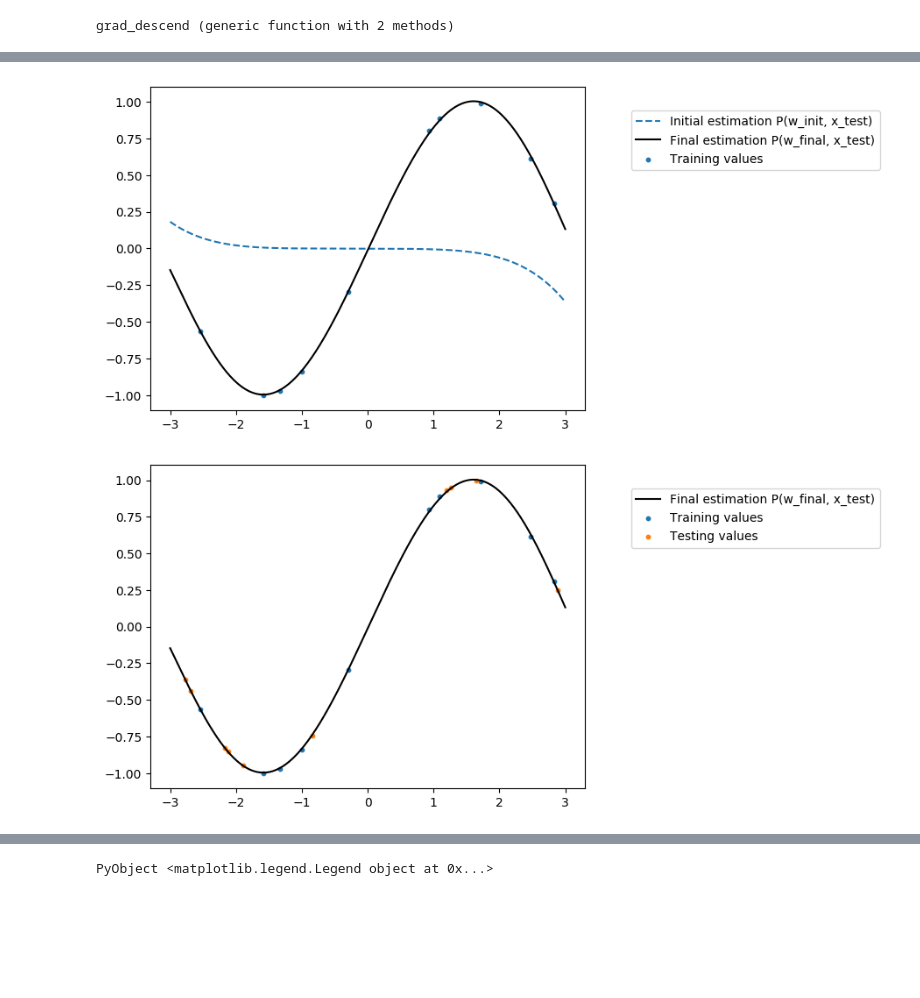
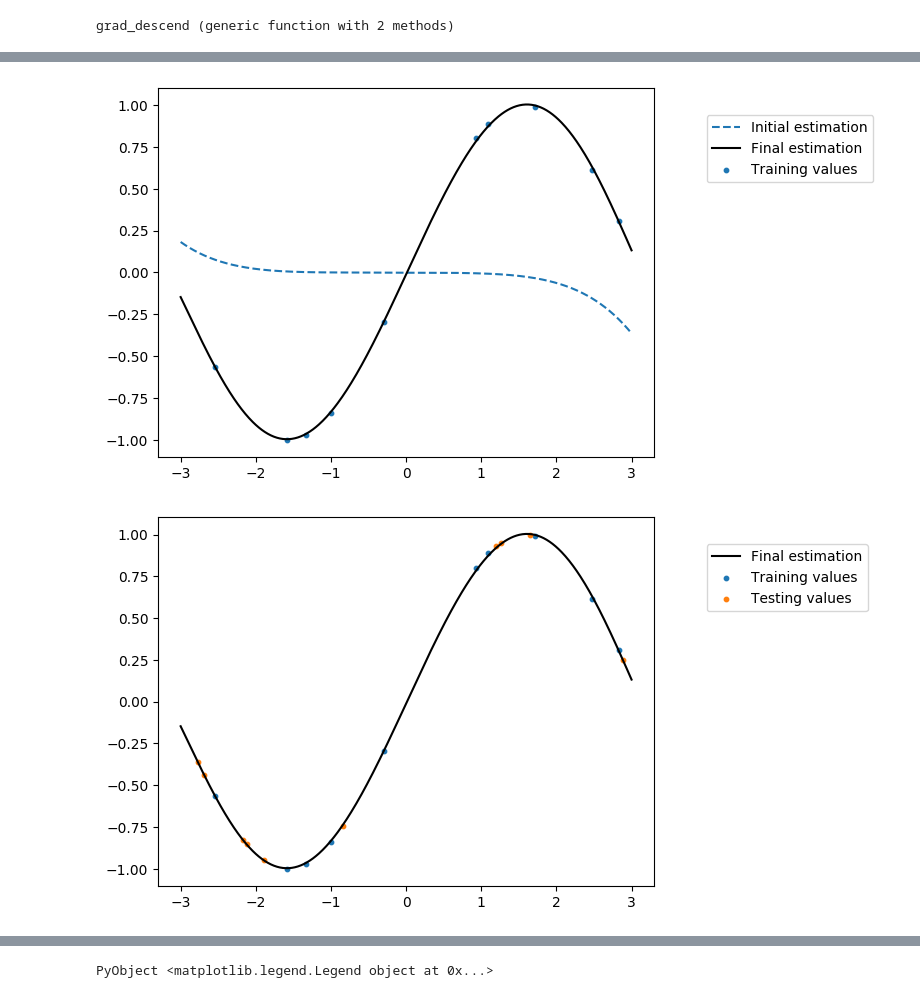
Before and after one commit to KaterinaSolovska/AOM, a Jupyter notebook: regrese1.ipynb, the cells around one changed output, grey strips where cells are left out. Cells and saved outputs as stored; diff of their text form; code cells hidden in the pictures; blank space fills up the shorter version.

```diff
--- a/regrese1.ipynb
+++ b/regrese1.ipynb
@@ -71,7 +71,7 @@ end
 function grad_descend(x, w0, d, step)
     i = 0
     g_norm = 1.0
-    while i<1.0e9 && g_norm > 0.05
+    while i<5.0e7 && g_norm > 0.05
 
         i=i+1
         g, loss = grad(x,y,w0,d)
@@ -214,38 +214,38 @@ d = 6
 w_init = rand(-0.001:0.001, d)
 y_init = P(w_init, x_train, d)
 
 
 #fig = figure()
 #scatter(x_train, y_train, s=10, label = "Target values")
 #scatter(x_train, y_init, s=10, label = "Initial estimation P(w_init, x_test)")
 #legend(bbox_to_anchor=(1.05, 1), loc=2, borderaxespad=2.0)
 
 ####################################################################################
 
 
 w_final = grad_descend(x, w_init, d, 1.0e-7)
 println("w final = ", w_final)
 
 
 fig = figure()
 scatter(x_train, y_train, s=10, label = "Training values")
 
-plot(collect(a:0.01:b), P(w_init, collect(a:0.01:b) , d), "--", label = "Initial estimation P(w_init, x_test)")
-plot(collect(a:0.01:b), P(w_final, collect(a:0.01:b) , d), "k-", label = "Final estimation P(w_final, x_test)")
+plot(collect(a:0.01:b), P(w_init, collect(a:0.01:b) , d), "--", label = "Initial estimation")
+plot(collect(a:0.01:b), P(w_final, collect(a:0.01:b) , d), "k-", label = "Final estimation")
 
 legend(bbox_to_anchor=(1.05, 1), loc=2, borderaxespad=2.0)
 
 
 
 fig = figure()
 scatter(x_train, y_train, s=10, label = "Training values")
 scatter(x_test, y_test, s=10, label = "Testing values")
-plot(collect(a:0.01:b), P(w_final, collect(a:0.01:b) , d), "k-", label = "Final estimation P(w_final, x_test)")
+plot(collect(a:0.01:b), P(w_final, collect(a:0.01:b) , d), "k-", label = "Final estimation")
 
 legend(bbox_to_anchor=(1.05, 1), loc=2, borderaxespad=2.0)
 # %% [output]
-[figure, old version]
+[figure, new version]
-[figure, old version]
+[figure, new version]
 iter = 1000000
   w = [-0.0014403348106568456, 0.30413422788661987, 0.029567671544986743, 0.15900943580147495, -0.0013718495221576945, -0.02383698458515221]
   loss = 1.1782031524652334
```
Also changed, not shown: parts of 5 cells of this notebook.
